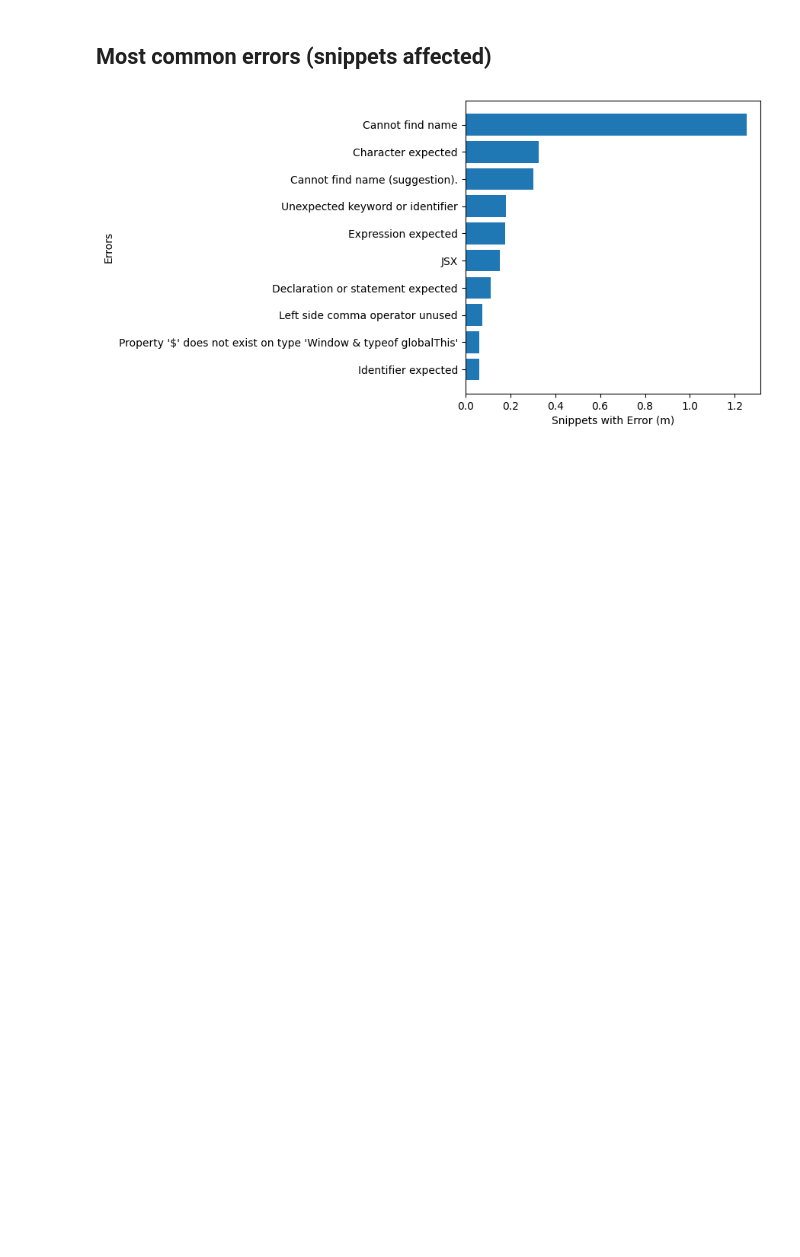
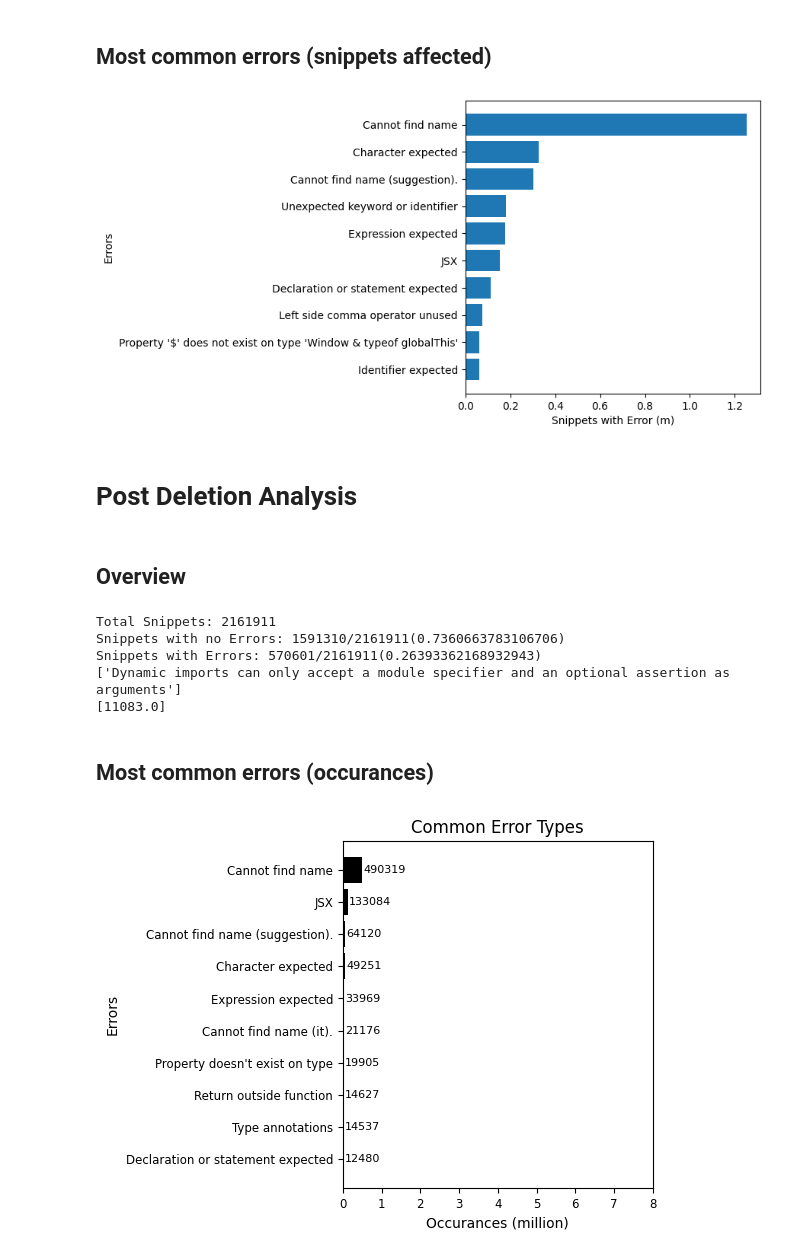
Before and after one commit to Brittany-Reid/node_code_correction, a Jupyter notebook: analysis/analysis.ipynb, the cells around one changed output. Cells and saved outputs as stored; diff of their text form; code cells hidden in the pictures; blank space fills up the shorter version.

Commit message:
deletion analysis

```diff
--- a/analysis/analysis.ipynb
+++ b/analysis/analysis.ipynb
@@ -9,8 +9,14 @@ import matplotlib.pyplot as plt
 # error dict
 error_labels = {
     "Cannot find name 'clone'. Did you mean 'close'?" : "Cannot find name (suggestion).",
+    "Cannot find name 'One'. Did you mean 'one'?": "Cannot find name (suggestion).",
     "Cannot use JSX unless the '--jsx' flag is provided." : "JSX",
-    "Left side of comma operator is unused and has no side effects." : "Left side comma operator unused"
+    "Left side of comma operator is unused and has no side effects." : "Left side comma operator unused",
+    "Type annotations can only be used in TypeScript files." : "Type annotations",
+    "A 'return' statement can only be used within a function body.": "Return outside function",
+    "Property 'setState' does not exist on type 'UnicornEditor'.": "Property doesn't exist on type",
+    "Top-level 'await' expressions are only allowed when the 'module' option is set to 'es2022' 'esnext' 'system' 'node16' or 'nodenext' and the 'target' option is set to 'es2017' or higher.": "Top level await",
+    "Cannot find name 'it'. Do you need to install type definitions for a test runner? Try `npm i --save-dev @types/jest` or `npm i --save-dev @types/mocha` and then add 'jest' or 'mocha' to the types field in your tsconfig.": "Cannot find name (it)."
 }
 
 def getLabels(errors):
@@ -62,8 +68,10 @@ class Log:
 DATA_DIR = "../data";
 SAMPLE_DIR = DATA_DIR + "/384-sample.log"
 ERRORS_DIR = DATA_DIR + "/finalErrors.log"
+DELETION_DIR = DATA_DIR + "/afterDeletion.log"
 
 errors = Log(ERRORS_DIR)
+deletion = Log(DELETION_DIR)
 # %% [markdown]
 # Error Analysis
 # %% [markdown]
@@ -125,3 +133,49 @@ ax.get_xaxis().set_major_formatter(
     matplotlib.ticker.FuncFormatter(lambda x, p: format(x/1000000, ',')))
 # %% [output]
 [figure]
+# %% [markdown]
+# Post Deletion Analysis
+# %% [markdown]
+## Overview
+# %%
+deletion_df = deletion.errors
+print("Total Snippets: " + str(deletion.snippets))
+print("Snippets with no Errors: " + str(deletion.noErrors) + "/" + str(deletion.snippets) + "(" + str(deletion.noErrors/deletion.snippets) + ")")
+print("Snippets with Errors: " + str(deletion.snippets-deletion.noErrors) + "/" + str(deletion.snippets) + "(" + str(1 - deletion.noErrors/deletion.snippets) + ")")
+#there is only one snippet with a non-1 category?
+print(list(deletion_df[deletion_df["CATEGORY"] != 1.0]["ERROR"]))
+print(list(deletion_df[deletion_df["CATEGORY"] != 1.0]["FIRST ID"]))
+# %% [output]
+Total Snippets: 2161911
+Snippets with no Errors: 1591310/2161911(0.7360663783106706)
+Snippets with Errors: 570601/2161911(0.26393362168932943)
+['Dynamic imports can only accept a module specifier and an optional assertion as arguments']
+[11083.0]
+# %% [markdown]
+## Most common errors (occurances)
+# %%
+top10_df = deletion_df.nlargest(10, ['NUM OCCURANCES']).iloc[::-1]
+
+fig, ax = plt.subplots()
+fig.set_size_inches(4, 4.5)
+ax1 = ax.barh(getLabels(top10_df["ERROR"]), top10_df["NUM OCCURANCES"], color="black")
+ax.set_xlabel("Occurances (million)")
+ax.set_ylabel("Errors")
+ax.set_xlim(0, 8000000)
+ax.get_xaxis().set_major_formatter(
+    matplotlib.ticker.FuncFormatter(lambda x, p: format(int(x/1000000), ',')))
+ax.tick_params(axis='both', which='major', labelsize=8.5)
+ax.set_title("Common Error Types")
+
+labels = []
+for n in top10_df["NUM OCCURANCES"]:
+    if(n>1000000):
+        n = str(round(n/1000000, 1)) + "m"
+    else:
+        n = int(n)
+    labels.append(n)
+ax.bar_label(ax1, label_type='edge', labels=labels, padding=1, size=8)
+plt.savefig('commonErrorTypesDeletion', bbox_inches = "tight")
+plt.show()
+# %% [output]
+[figure, added]
```
Also changed, not shown: parts of 2 cells of this notebook, 1 other file.
